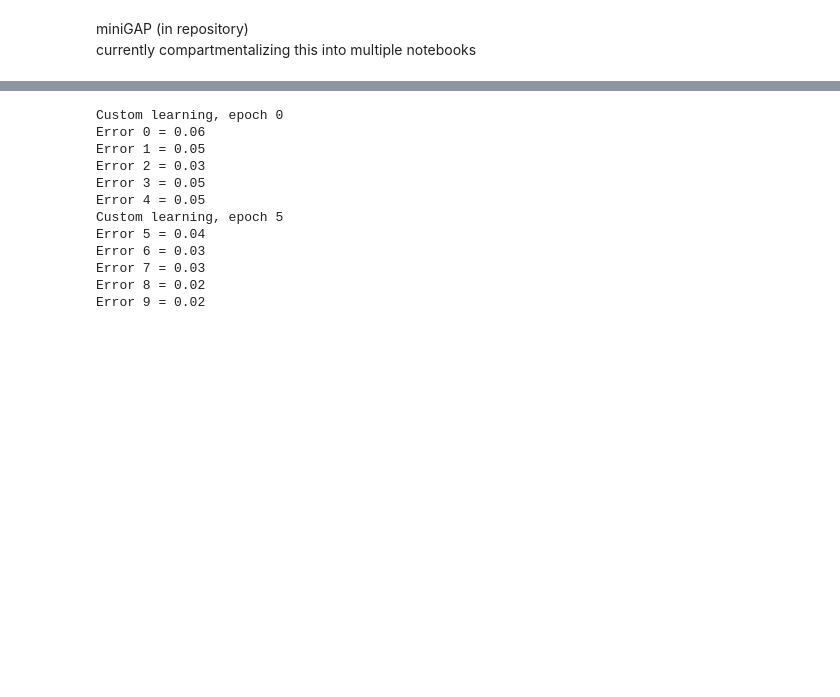
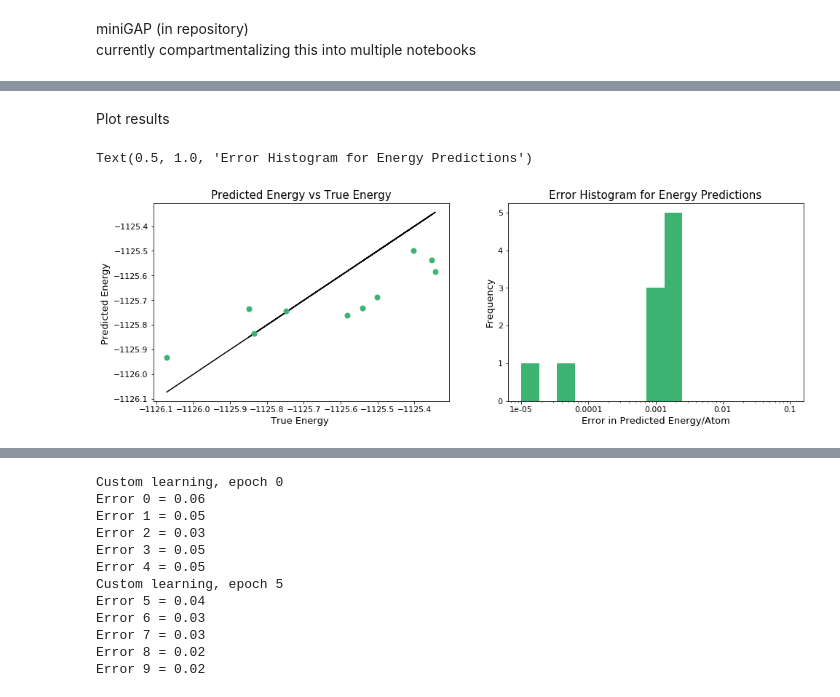
Before and after one commit to alvarovm/minigap, a Jupyter notebook: notebooks/miniGAP.ipynb, the cells around one changed output, grey strips where cells are left out. Saved outputs shown, nothing was run; the diff lists cells and outputs as text; code cells hidden in the pictures; blank space fills up the shorter version.

```diff
--- a/notebooks/miniGAP.ipynb
+++ b/notebooks/miniGAP.ipynb
@@ -219,0 +233,9 @@ SOAP.derivatives:
+# %%
+train_sps = tf.constant(train_sps, dtype=np.float64)
+train_ens = tf.constant(train_ens, dtype=np.float64)
+test_sps = tf.constant(test_sps, dtype=np.float64)
+
+if use_forces:
+    train_frcs = tf.constant(train_frcs, dtype=np.float64)
+else:
+    train_frcs = tf.constant(train_frcs)
@@ -219,0 +262,14 @@ SOAP.derivatives:
+# %%
+# Note: I still need to add the Tikhonov regularization term for loss to make the mse equivalent to negative log likelihood
+
+@tf.function(autograph=False, experimental_compile=False)
+def mse(y_predict, y_true):
+    return tf.math.reduce_mean(tf.math.squared_difference(y_predict, y_true))
+
+@tf.function(autograph=False, experimental_compile=False)
+def mse_2factor(y1_predict, y1_true, weight1, y2_predict, y2_true, weight2):
+    mse1 = mse(y1_predict, y1_true)
+    mse2 = mse(y2_predict, y2_true)*3
+    return mse1 * weight1 + mse2 * weight2
+
+optimizer = tf.keras.optimizers.Adam(learning_rate=learn_rate)
@@ -219,0 +379,24 @@ SOAP.derivatives:
+# %% [markdown]
+Plot results
+# %%
+fig, axs = plt.subplots(figsize=(16,5), ncols=2)
+
+axs[0].set_title("Predicted Energy vs True Energy")
+axs[0].set_xlabel("True Energy ")
+axs[0].set_ylabel("Predicted Energy ")
+axs[0].plot(test_ens_rescaled, test_ens_rescaled, "-", c="k")
+axs[0].plot(test_ens_rescaled, predict_ens_rescaled ,"o", c="mediumseagreen", ms=7)
+
+errors = abs(predict_ens_rescaled-test_ens_rescaled)/len(AtomsList[0])
+logbins = np.logspace(-5,-1,16)
+logticklabels = np.logspace(-5,-1,5)
+axs[1].hist(errors, bins=logbins, color="mediumseagreen")
+axs[1].set_xscale('log')
+axs[1].set_xticks(logticklabels)
+axs[1].set_xticklabels(logticklabels)
+axs[1].set_xlabel("Error in Predicted Energy/Atom")
+axs[1].set_ylabel("Frequency")
+axs[1].set_title("Error Histogram for Energy Predictions")
+# %% [output]
+Text(0.5, 1.0, 'Error Histogram for Energy Predictions')
+[figure, added]
```
Also changed, not shown: parts of 76 cells of this notebook, 4 other files.
